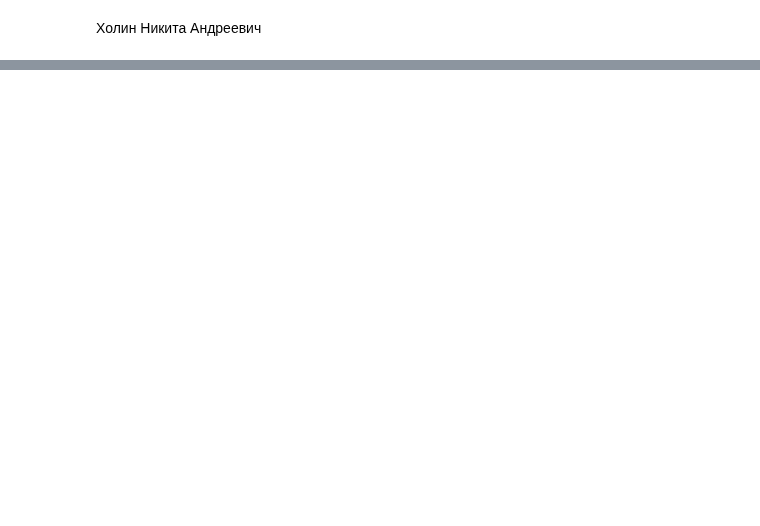
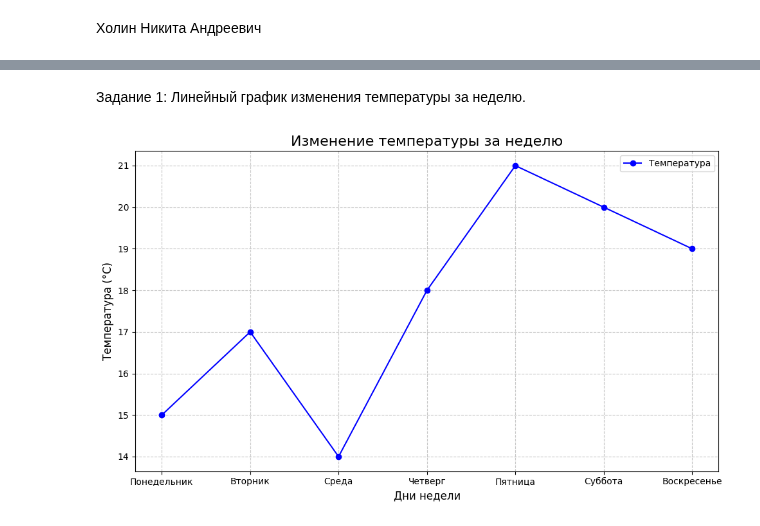
Before and after one commit to jessnou/python-learning, a Jupyter notebook: Task6_Kholin_Nikita.ipynb, the cells around one changed output, grey strips where cells are left out. Cells and saved outputs as stored; diff of their text form; code cells hidden in the pictures; blank space fills up the shorter version.

```diff
--- a/Task6_Kholin_Nikita.ipynb
+++ b/Task6_Kholin_Nikita.ipynb
@@ -223,0 +14,27 @@ else:
+# %% [markdown]
+Задание 1: Линейный график изменения температуры за неделю.
+# %%
+import matplotlib.pyplot as plt
+
+# Данные температуры и дни недели
+days = ["Понедельник", "Вторник", "Среда", "Четверг", "Пятница", "Суббота", "Воскресенье"]
+temperatures = [15, 17, 14, 18, 21, 20, 19]
+
+# Построение линейного графика
+plt.figure(figsize=(10, 6))
+plt.plot(days, temperatures, marker='o', linestyle='-', color='blue', label='Температура')
+
+# Добавление заголовка и подписей осей
+plt.title("Изменение температуры за неделю", fontsize=16)
+plt.xlabel("Дни недели", fontsize=12)
+plt.ylabel("Температура (°C)", fontsize=12)
+
+# Добавление сетки и легенды c прозрачностью и пунктиром
+plt.grid(True, linestyle='--', alpha=0.7)
+plt.legend()
+
+# Отображение графика
+plt.tight_layout()
+plt.show()
+# %% [output]
+[figure, added]
```
Also changed, not shown: parts of 25 cells of this notebook.
